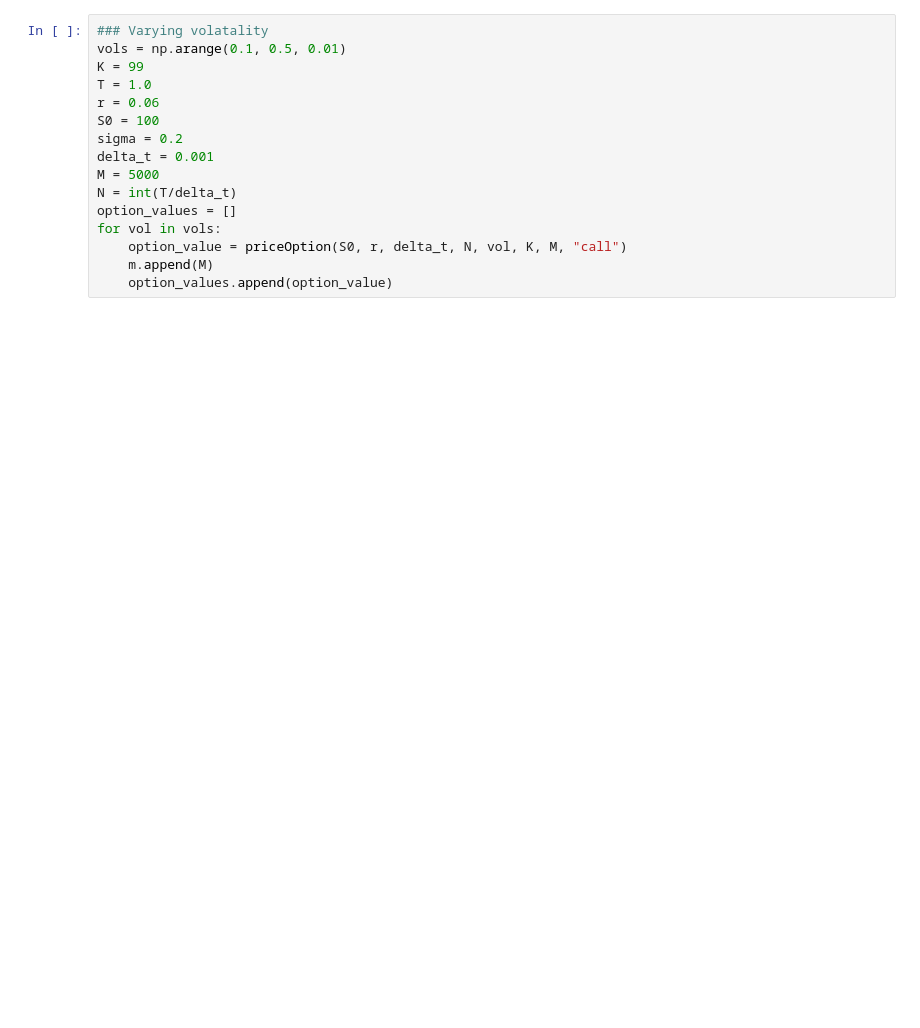
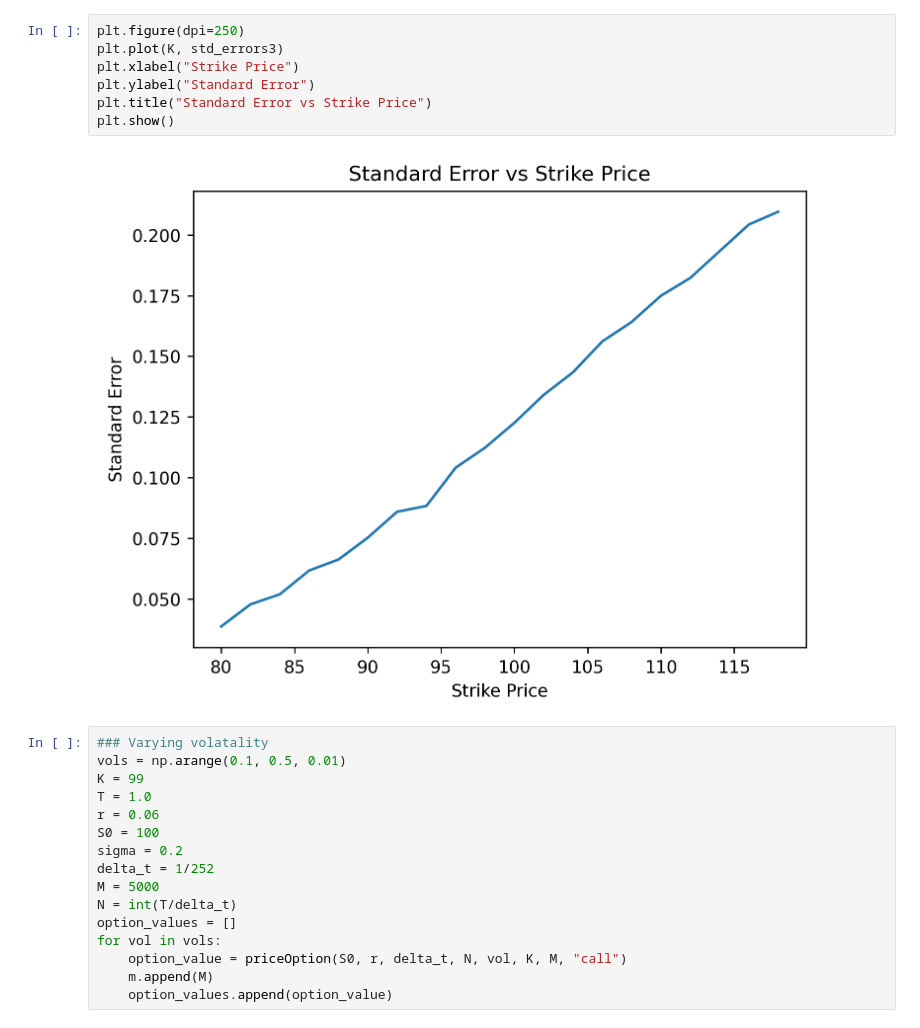
Before and after one commit to NitaiNijholt/ComputationalFinance, a Jupyter notebook: Assignments/Assignment2/Assignment2.ipynb, the cells around one changed output. Drawn from its saved outputs; the diff is of its cells as text; blank space fills up the shorter version.

```diff
--- a/Assignments/Assignment2/Assignment2.ipynb
+++ b/Assignments/Assignment2/Assignment2.ipynb
@@ -73,3 +184,12 @@ Text(0, 0.5, 'Option Value')
+# %%
+plt.figure(dpi=250)
+plt.plot(K, std_errors3)
+plt.xlabel("Strike Price")
+plt.ylabel("Standard Error")
+plt.title("Standard Error vs Strike Price")
+plt.show()
+# %% [output]
+[figure, added]
 # %%
 ### Varying volatality
 vols = np.arange(0.1, 0.5, 0.01)
@@ -78,7 +198,7 @@ T = 1.0
 r = 0.06
 S0 = 100
 sigma = 0.2
-delta_t = 0.001
+delta_t = 1/252
 M = 5000
 N = int(T/delta_t)
 option_values = []
```
Also changed, not shown: parts of 23 cells of this notebook.
